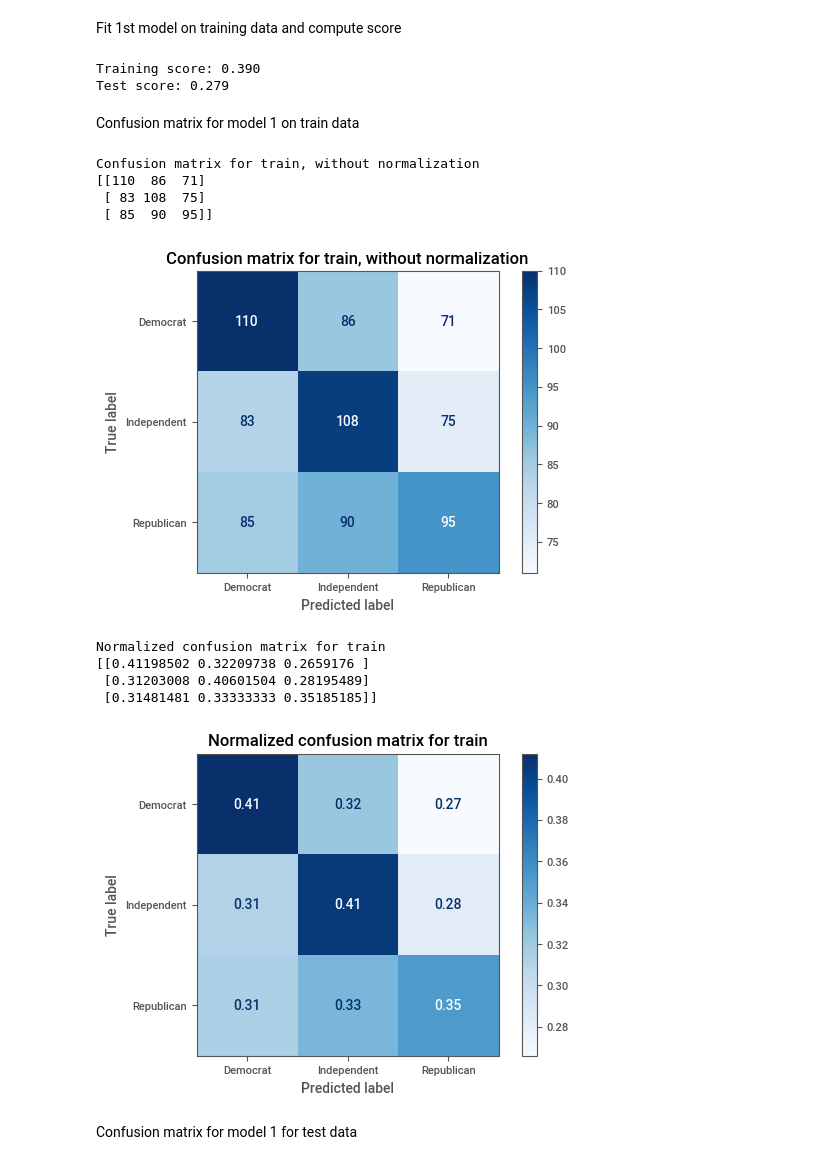
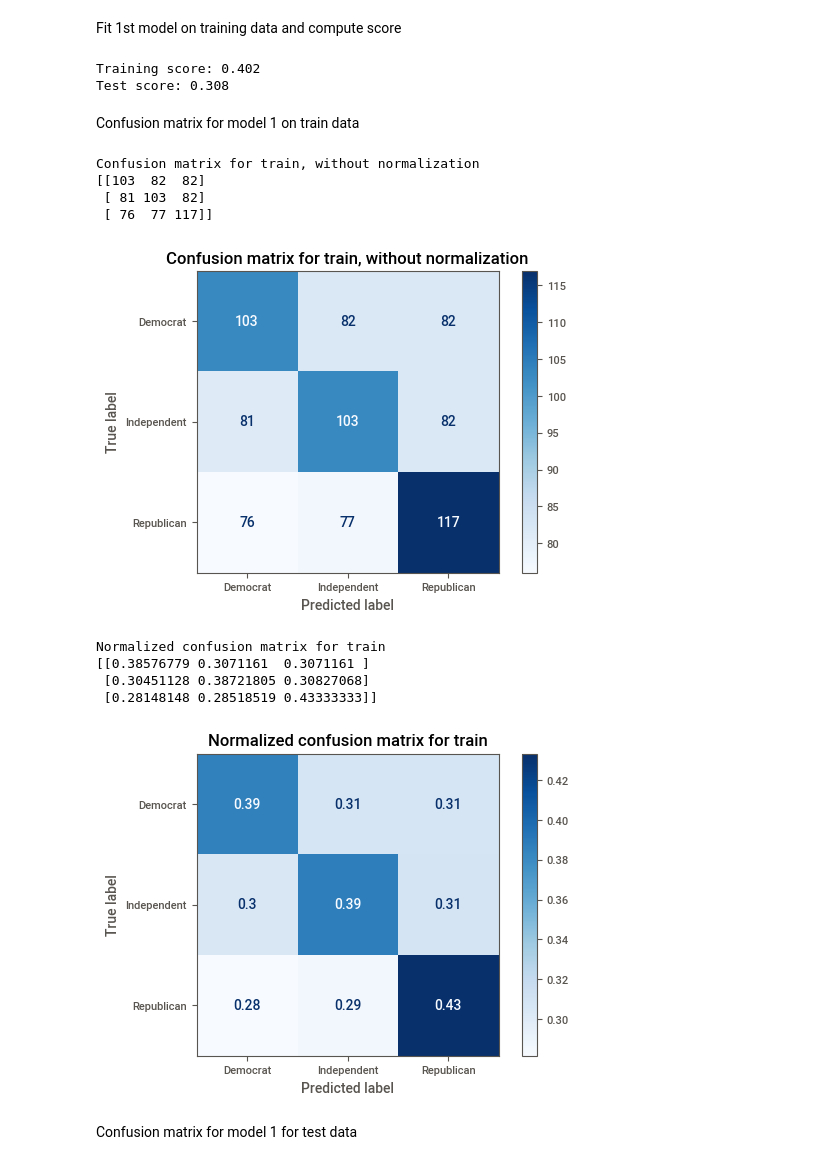
Before and after one commit to sugandharast/HW1_Rastogi, a Jupyter notebook: HW1-Rastogi.ipynb, the cells around one changed output. Cells and saved outputs as stored; diff of their text form; code cells hidden in the pictures.

```diff
--- a/HW1-Rastogi.ipynb
+++ b/HW1-Rastogi.ipynb
@@ -300,6 +307,6 @@ clf_model = LogisticRegression(penalty = 'l2', C = 1, solver = 'saga', max_iter
 # %% [markdown]
 Create pipeline clf
 # %%
-#clf = Pipeline(steps=[('preprocessor', preprocessor),
-                    #('classifier', clf_model)])
+clf = Pipeline(steps=[('preprocessor', preprocessor),
+                    ('classifier', clf_model)])
 # %%
@@ -308,7 +327,7 @@ Create pipeline clf
 # %% [markdown]
 Partition data into train and test data for model fitting and model testing
 # %%
-X = tax_df.iloc[:, 0:9].values
-y = tax_df.iloc[:, 9].values
+#X = tax_df.iloc[:, 0:9]
+#y = tax_df.iloc[:, 9]
 
-print(X.shape)
+#print(X.shape)
@@ -332,46 +347,42 @@ print(y_test.shape)
 (201,)
 # %% [markdown]
 Transforming data data
-# %%
-sc = StandardScaler()
-X_train = sc.fit_transform(X_train)
-X_test = sc.transform(X_test)
 # %% [markdown]
 Fit 1st model  on training data and compute score
 # %%
-clf_model.fit(X_train, y_train)
-print("Training score: %.3f" % clf_model.score(X_train, y_train))
-print("Test score: %.3f" % clf_model.score(X_test, y_test))
+clf.fit(X_train, y_train)
+print("Training score: %.3f" % clf.score(X_train, y_train))
+print("Test score: %.3f" % clf.score(X_test, y_test))
 # %% [output]
-Training score: 0.390
-Test score: 0.279
+Training score: 0.402
+Test score: 0.308
 # %% [markdown]
 Confusion matrix for model 1 on train data
 # %%
 titles_options = [("Confusion matrix for train, without normalization", None),
                 ("Normalized confusion matrix for train", 'true')]
-class_names = clf_model.classes_
+class_names = clf['classifier'].classes_
 for title, normalize in titles_options:
-    disp = plot_confusion_matrix(clf_model, X_train, y_train,
+    disp = plot_confusion_matrix(clf, X_train, y_train,
                                 display_labels=class_names,
                                 cmap=plt.cm.Blues,
                                 normalize=normalize)
     disp.ax_.set_title(title)
 
     print(title)
     print(disp.confusion_matrix)
     plt.show()
 # %% [output]
 Confusion matrix for train, without normalization
-[[110  86  71]
- [ 83 108  75]
- [ 85  90  95]]
+[[103  82  82]
+ [ 81 103  82]
+ [ 76  77 117]]
-[figure, old version]
+[figure, new version]
 Normalized confusion matrix for train
-[[0.41198502 0.32209738 0.2659176 ]
- [0.31203008 0.40601504 0.28195489]
- [0.31481481 0.33333333 0.35185185]]
+[[0.38576779 0.3071161  0.3071161 ]
+ [0.30451128 0.38721805 0.30827068]
+ [0.28148148 0.28518519 0.43333333]]
-[figure, old version]
+[figure, new version]
 # %% [markdown]
 Confusion matrix for model 1 for test data
 # %%
```
Also changed, not shown: parts of 52 cells of this notebook.
